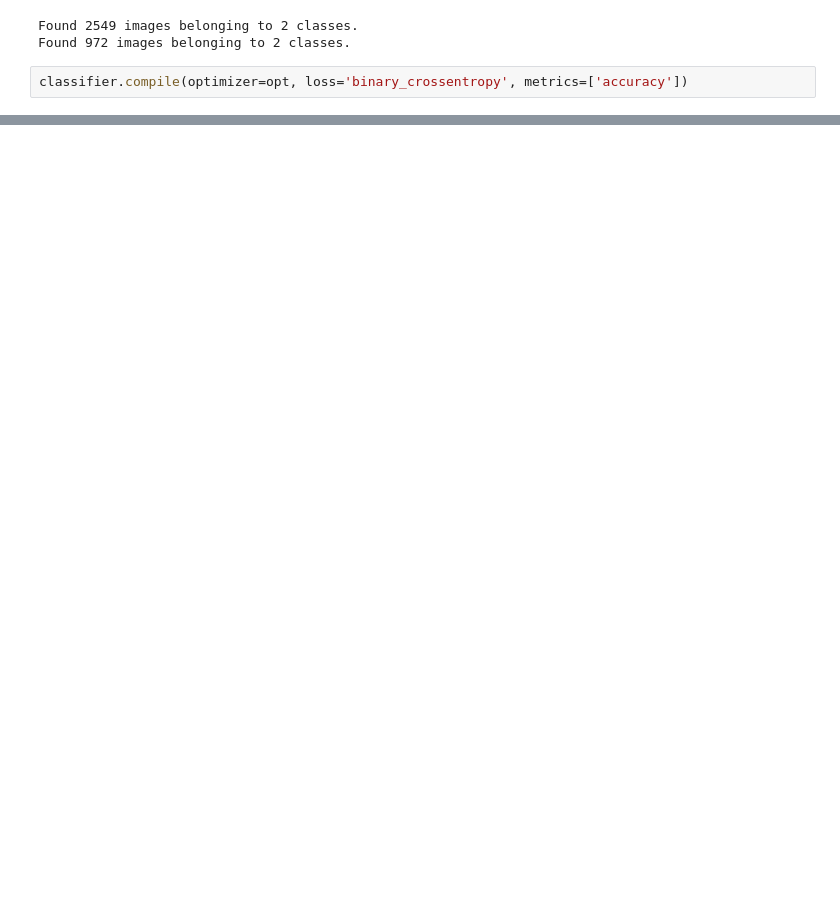
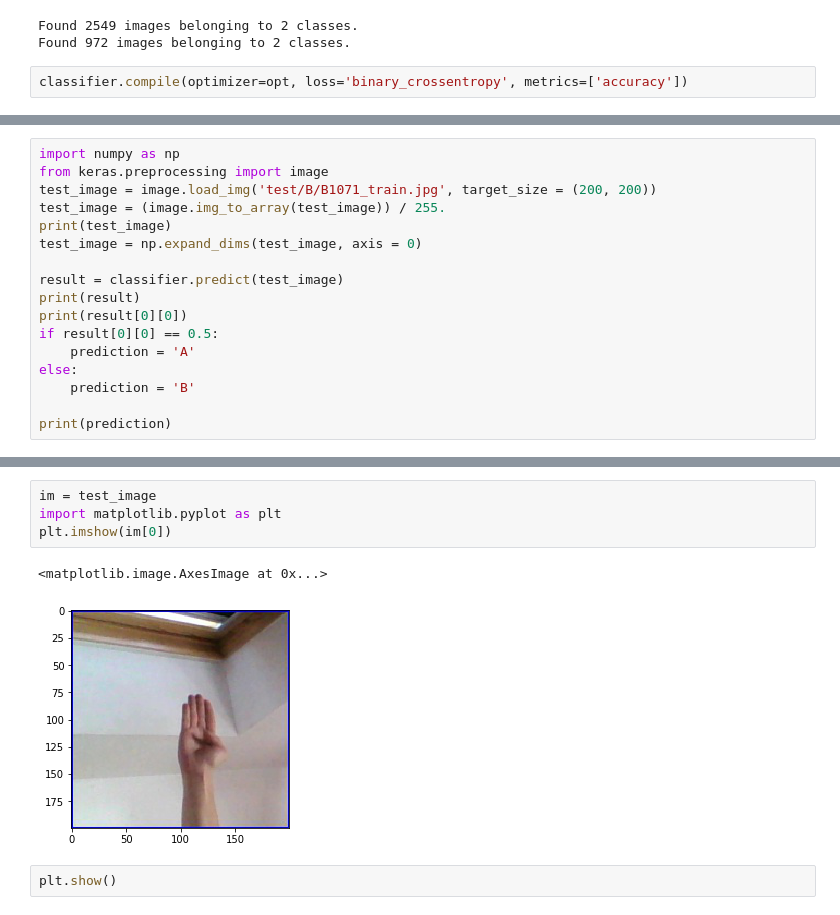
Before and after one commit to chaigoyal/ASL-Translation, a Jupyter notebook: keras_model.ipynb, the cells around one changed output, grey strips where cells are left out. Drawn from its saved outputs; the diff is of its cells as text; blank space fills up the shorter version.

Commit message:
Keras & Keras Tranfer Leraning work

```diff
--- a/keras_model.ipynb
+++ b/keras_model.ipynb
@@ -57,0 +76,17 @@ KeyboardInterrupt:
+# %%
+import numpy as np
+from keras.preprocessing import image
+test_image = image.load_img('test/B/B1071_train.jpg', target_size = (200, 200))
+test_image = (image.img_to_array(test_image)) / 255.
+print(test_image)
+test_image = np.expand_dims(test_image, axis = 0)
+
+result = classifier.predict(test_image)
+print(result)
+print(result[0][0])
+if result[0][0] == 0.5:
+    prediction = 'A'
+else:
+    prediction = 'B'
+
+print(prediction)
@@ -57,0 +111,9 @@ KeyboardInterrupt:
+# %%
+im = test_image
+import matplotlib.pyplot as plt
+plt.imshow(im[0])
+# %% [output]
+<matplotlib.image.AxesImage at 0x...>
+[figure, added]
+# %%
+plt.show()
```
Also changed, not shown: parts of 6 cells of this notebook, 3 other files.
